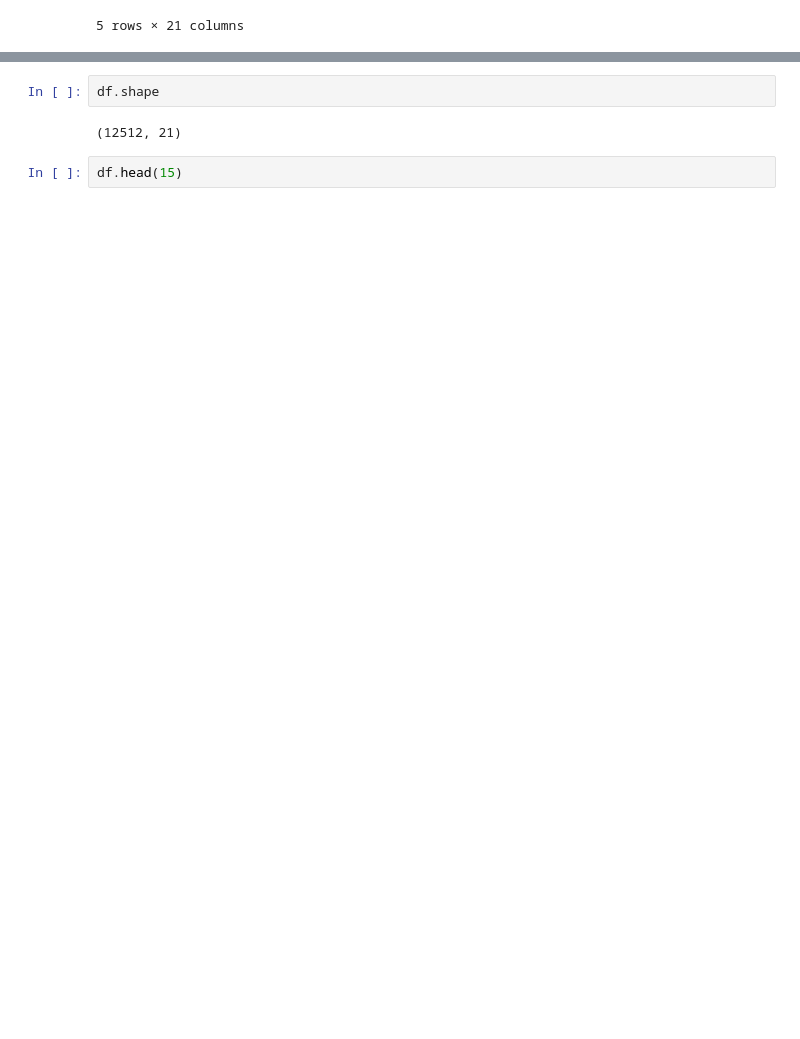
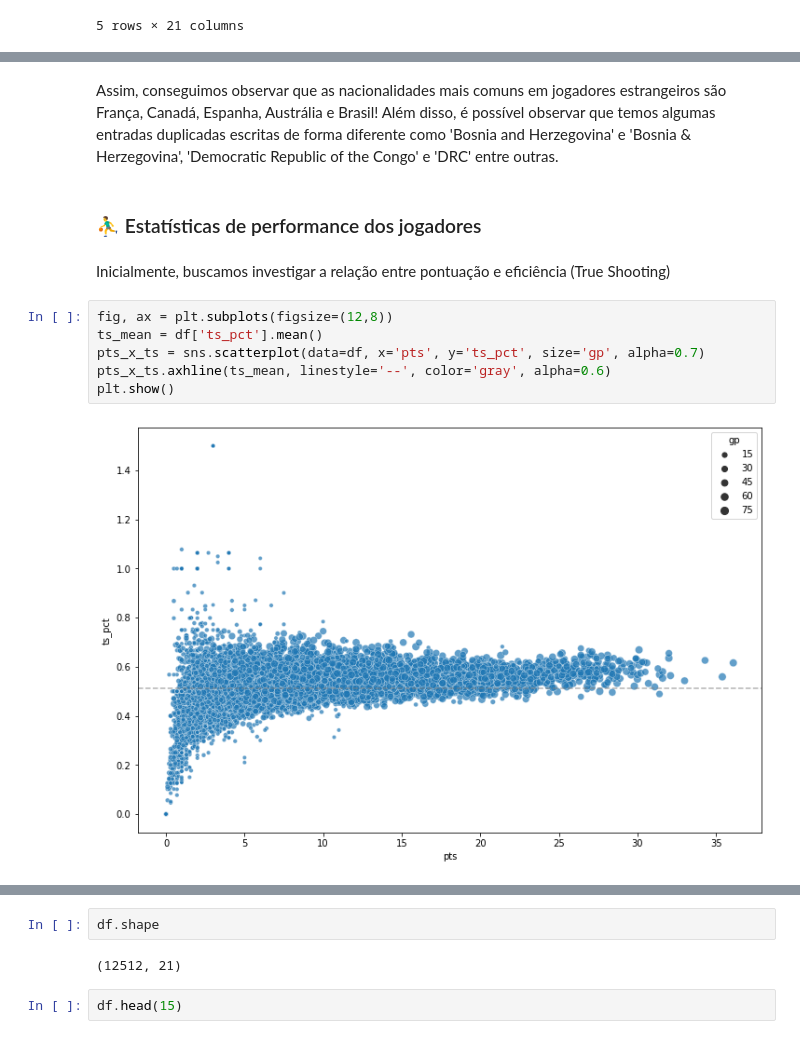
Before and after one commit to tta13/NBA-data-analysis, a Jupyter notebook: code.ipynb, the cells around one changed output, grey strips where cells are left out. Saved outputs shown, nothing was run; the diff lists cells and outputs as text; blank space fills up the shorter version.

```diff
--- a/code.ipynb
+++ b/code.ipynb
@@ -529,0 +584,14 @@ df.tail()
+# %% [markdown]
+Assim, conseguimos observar que as nacionalidades mais comuns em jogadores estrangeiros são França, Canadá, Espanha, Austrália e Brasil! Além disso, é possível observar que temos algumas entradas duplicadas escritas de forma diferente como 'Bosnia and Herzegovina' e 'Bosnia & Herzegovina', 'Democratic Republic of the Congo' e 'DRC' entre outras.
+# %% [markdown]
+### ⛹️‍♂️ Estatísticas de performance dos jogadores
+# %% [markdown]
+Inicialmente, buscamos investigar a relação entre pontuação e eficiência (True Shooting)
+# %%
+fig, ax = plt.subplots(figsize=(12,8))
+ts_mean = df['ts_pct'].mean()
+pts_x_ts = sns.scatterplot(data=df, x='pts', y='ts_pct', size='gp', alpha=0.7)
+pts_x_ts.axhline(ts_mean, linestyle='--', color='gray', alpha=0.6)
+plt.show()
+# %% [output]
+[figure, added]
```
Also changed, not shown: parts of 23 cells of this notebook.
